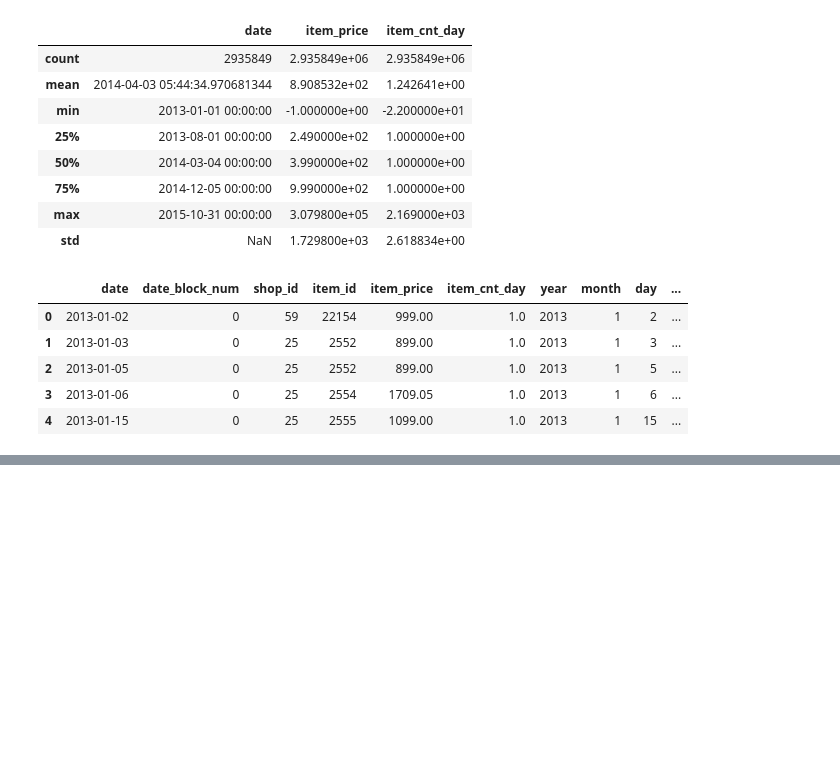
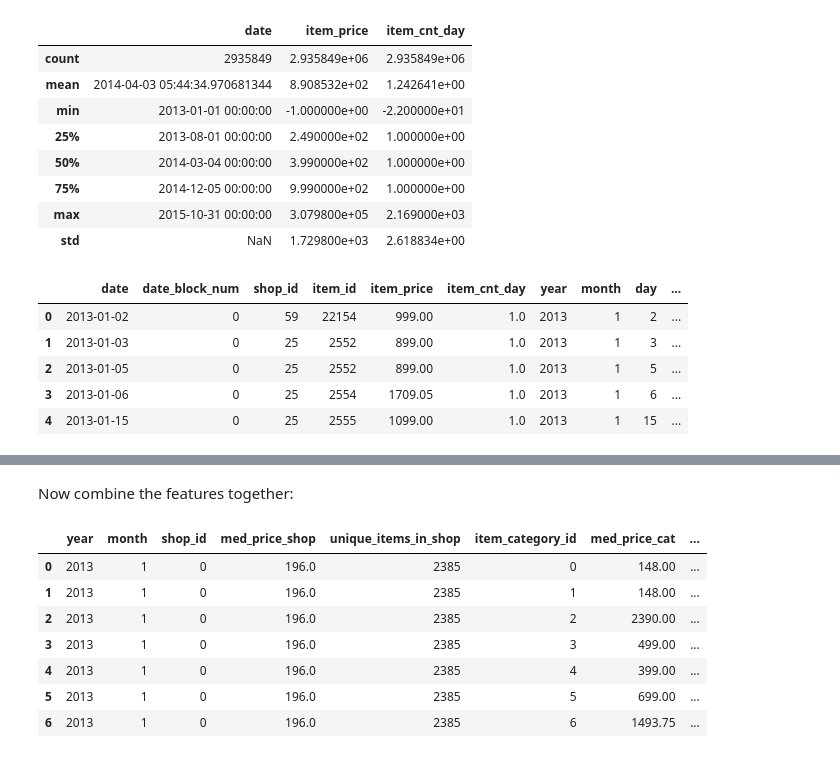
Before and after one commit to thaianle/future-sales-prediction, a Jupyter notebook: 02_modeling.ipynb, the cells around one changed output, grey strips where cells are left out. Saved outputs shown, nothing was run; the diff lists cells and outputs as text; code cells hidden in the pictures; blank space fills up the shorter version.

```diff
--- a/02_modeling.ipynb
+++ b/02_modeling.ipynb
@@ -222,0 +459,18 @@ sales_full.head()
+# %% [markdown]
+Now combine the features together:
+# %%
+monthly_features = shops_and_items\
+    .merge(cat_and_items, how = 'inner', on = ['year', 'month'])\
+    .merge(med_price_items, how = 'inner', on = ['year', 'month'])\
+    .merge(sales_month, how = 'inner', on = ['year', 'month'])
+
+monthly_features.head(7)
+# %% [output]
+|  | year | month | shop_id | med_price_shop | unique_items_in_shop | item_category_id | med_price_cat | ... |
+| 0 | 2013 | 1 | 0 | 196.0 | 2385 | 0 | 148.00 | ... |
+| 1 | 2013 | 1 | 0 | 196.0 | 2385 | 1 | 148.00 | ... |
+| 2 | 2013 | 1 | 0 | 196.0 | 2385 | 2 | 2390.00 | ... |
+| 3 | 2013 | 1 | 0 | 196.0 | 2385 | 3 | 499.00 | ... |
+| 4 | 2013 | 1 | 0 | 196.0 | 2385 | 4 | 399.00 | ... |
+| 5 | 2013 | 1 | 0 | 196.0 | 2385 | 5 | 699.00 | ... |
+| 6 | 2013 | 1 | 0 | 196.0 | 2385 | 6 | 1493.75 | ... |
```
Also changed, not shown: parts of 103 cells of this notebook, 2 other files.
